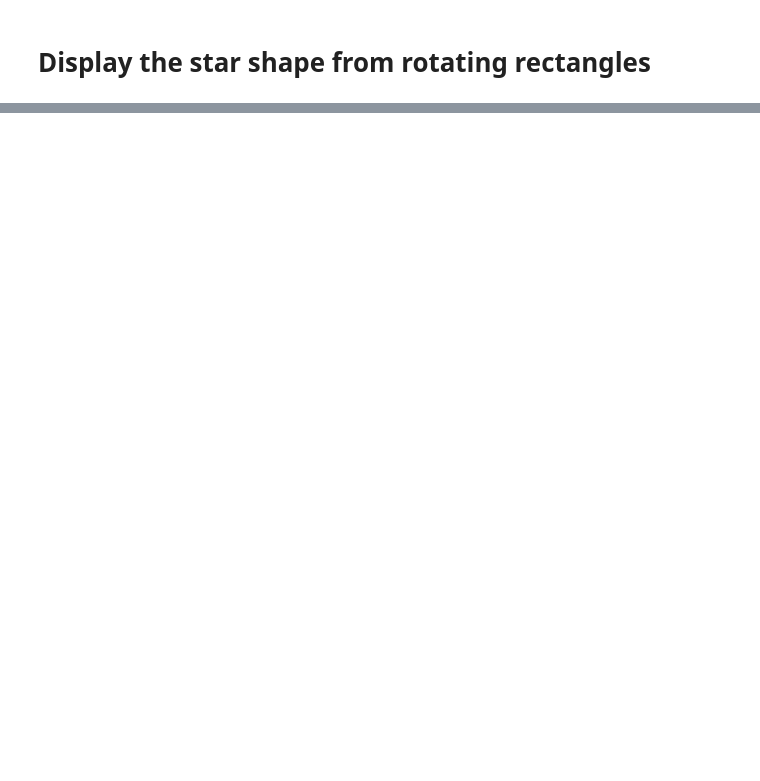
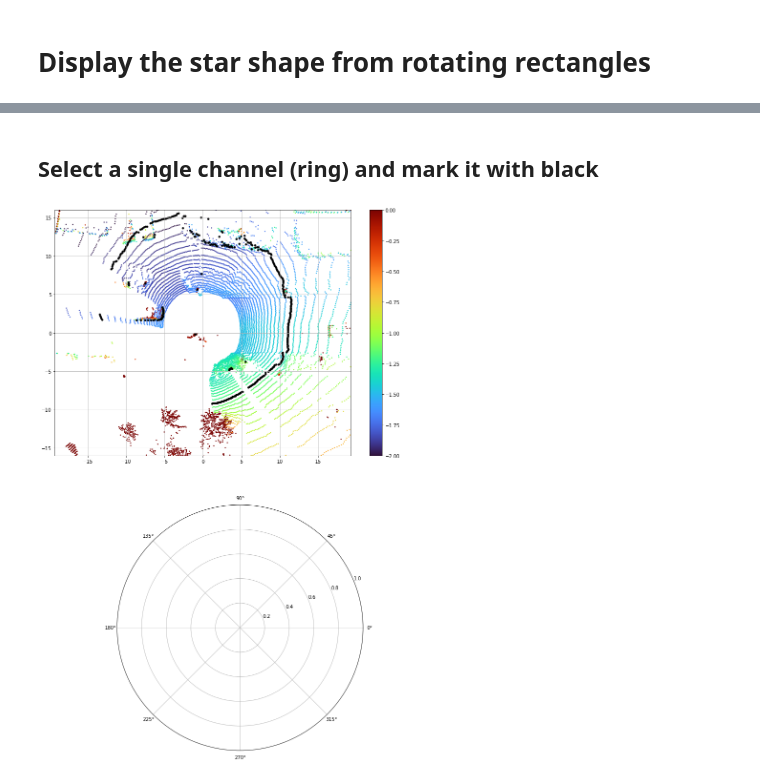
Before and after one commit to horverno/lidar-tinkering-ipython, a Jupyter notebook: x_equals_zero.ipynb, the cells around one changed output, grey strips where cells are left out. Drawn from its saved outputs; the diff is of its cells as text; code cells hidden in the pictures; blank space fills up the shorter version.

```diff
--- a/x_equals_zero.ipynb
+++ b/x_equals_zero.ipynb
@@ -33,10 +33,18 @@ plt.show()
+# %% [markdown]
+## Select a single channel (ring) and mark it with black
 # %%
-lcpoints_1ring = lcpoints[lcpoints.ring == 50].dropna()
-plt.scatter(lcpoints.x, lcpoints.y, c = lcpoints.z, vmin=0.6, vmax=1.4, s=2.0, cmap=cm1)
-plt.scatter(lcpoints_1ring.x, lcpoints_1ring.y, c = "#000000", s=8)
+lcpoints_1ring = lcpoints[lcpoints.ring == 45].dropna()
+plt.figure(figsize=(1000*px, 1500*px))
+plt.subplot(211)
+plt.scatter(lcpoints.x, lcpoints.y, c = lcpoints.z, vmin = -2, vmax = 0, s=2.0, cmap=cm2)
 plt.colorbar()
+plt.scatter(lcpoints_1ring.x, lcpoints_1ring.y, c = "#000000", s=12)
 plt.axis('equal')
 plt.xlim(-16, 16)
 plt.ylim(-16, 16)
 plt.grid()
+plt.subplot(212, projection='polar')
+
 plt.show()
+# %% [output]
+[figure, added]
```
Also changed, not shown: parts of 4 cells of this notebook.
